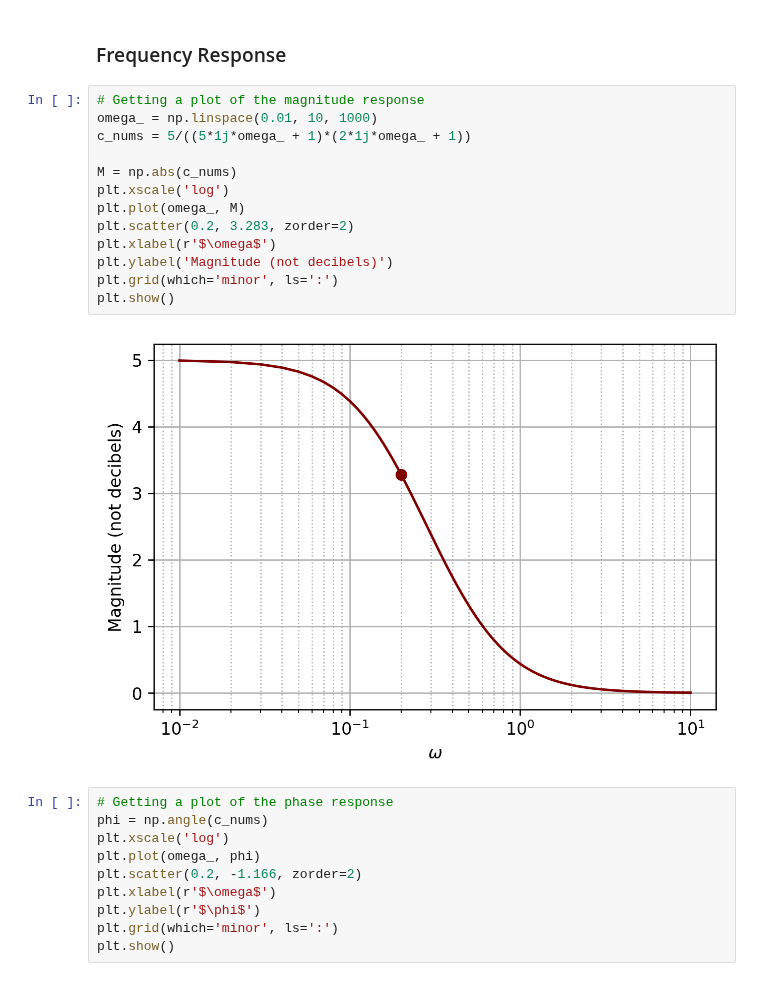
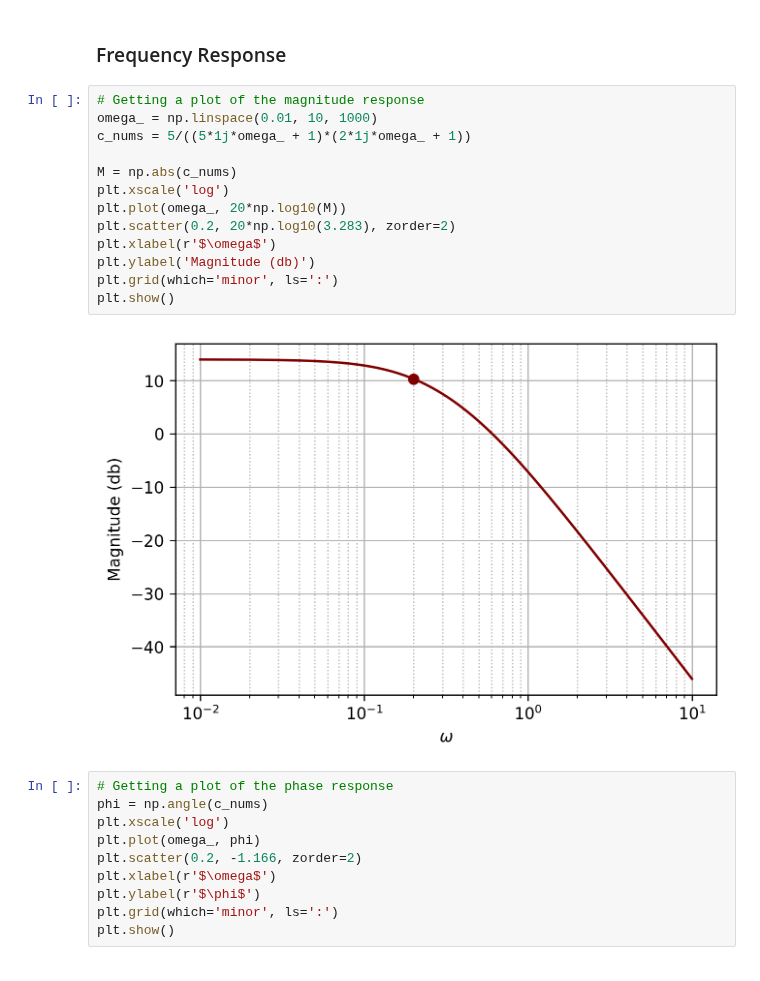
Before and after one commit to gabemorris12/Homework, a Jupyter notebook: Vibrations and Controls Homework 6.ipynb, the cells around one changed output. Cells and saved outputs as stored; diff of their text form.

Commit message:
changed to decibels

```diff
--- a/Vibrations and Controls Homework 6.ipynb
+++ b/Vibrations and Controls Homework 6.ipynb
@@ -77,18 +77,18 @@ plt.show()
 # %%
 # Getting a plot of the magnitude response
 omega_ = np.linspace(0.01, 10, 1000)
 c_nums = 5/((5*1j*omega_ + 1)*(2*1j*omega_ + 1))
 
 M = np.abs(c_nums)
 plt.xscale('log')
-plt.plot(omega_, M)
-plt.scatter(0.2, 3.283, zorder=2)
+plt.plot(omega_, 20*np.log10(M))
+plt.scatter(0.2, 20*np.log10(3.283), zorder=2)
 plt.xlabel(r'$\omega$')
-plt.ylabel('Magnitude (not decibels)')
+plt.ylabel('Magnitude (db)')
 plt.grid(which='minor', ls=':')
 plt.show()
 # %% [output]
-[figure, old version]
+[figure, new version]
 # %%
 # Getting a plot of the phase response
 phi = np.angle(c_nums)
```
Also changed, not shown: parts of 1 cell of this notebook, 1 other file.
